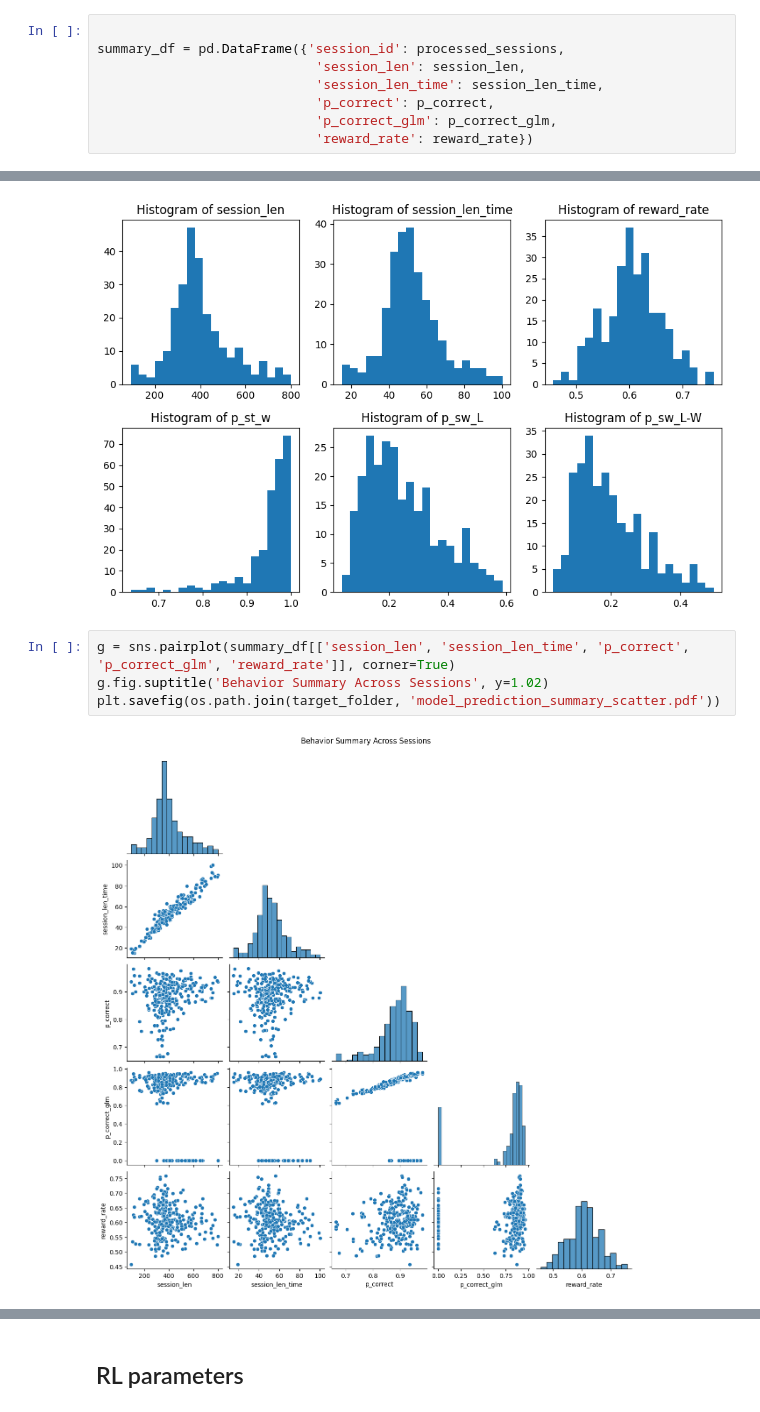
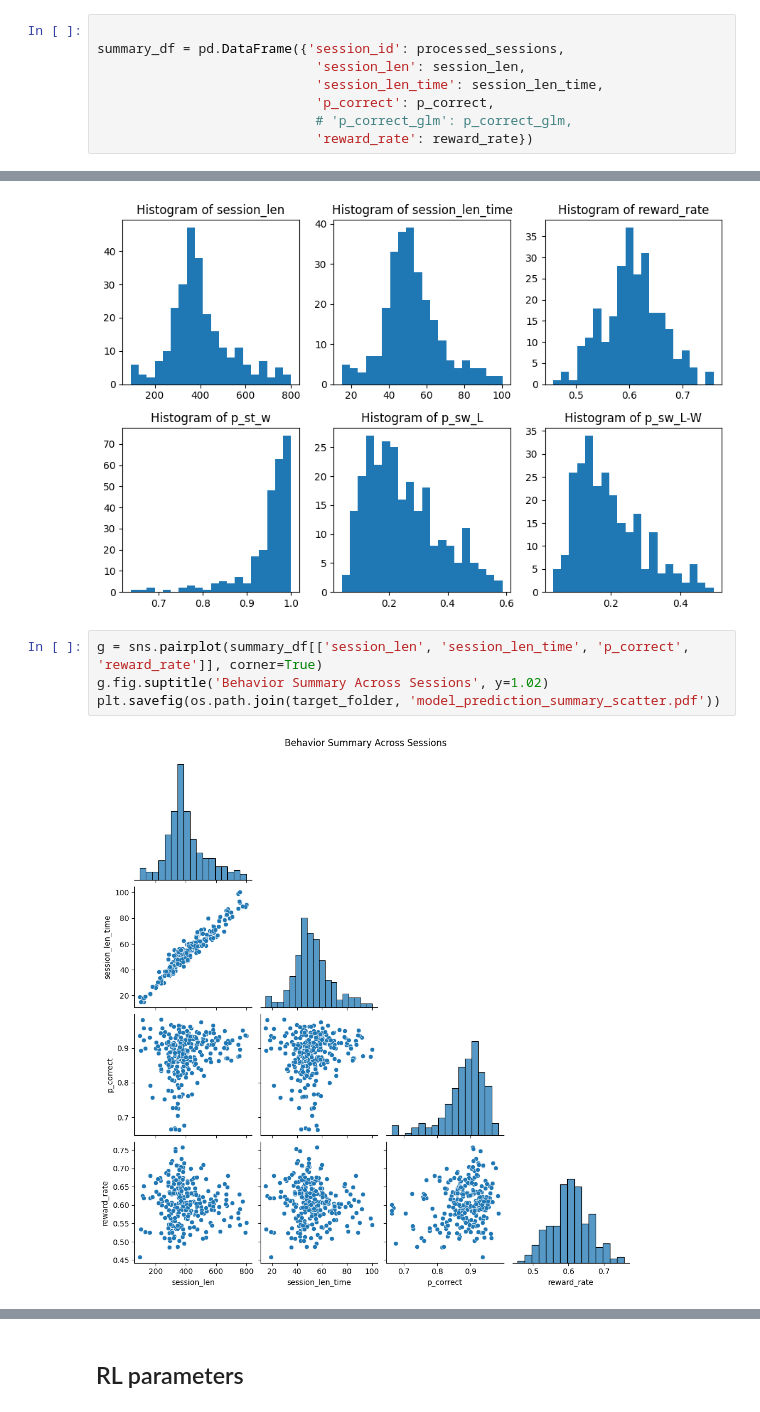
Before and after one commit to AllenNeuralDynamics/aind-beh-ephys-analysis, a Jupyter notebook: code/beh_ephys_analysis/session_combine/manuscript_figures/F_behavior_w_FP.ipynb, the cells around one changed output, grey strips where cells are left out. Drawn from its saved outputs; the diff is of its cells as text.

```diff
--- a/code/beh_ephys_analysis/session_combine/manuscript_figures/F_behavior_w_FP.ipynb
+++ b/code/beh_ephys_analysis/session_combine/manuscript_figures/F_behavior_w_FP.ipynb
@@ -648,7 +658,7 @@ summary_df = pd.DataFrame({'session_id': processed_sessions,
                             'session_len': session_len,
                             'session_len_time': session_len_time,
                             'p_correct': p_correct,
-                            'p_correct_glm': p_correct_glm,
+                            # 'p_correct_glm': p_correct_glm,
                             'reward_rate': reward_rate})
 # %%
 # histogram of all summary stats
@@ -667,8 +677,8 @@ save_panel_csv(columns_to_df(**{_c: summary_df[_c].dropna().values for _c in foc
 ['/root/capsule/scratch/results/manuscript/figures/F_beh/FigureS12a_behavior_summary_stats_histogram.csv']
 [figure]
 # %%
-g = sns.pairplot(summary_df[['session_len', 'session_len_time', 'p_correct', 'p_correct_glm', 'reward_rate']], corner=True)
+g = sns.pairplot(summary_df[['session_len', 'session_len_time', 'p_correct', 'reward_rate']], corner=True)
 g.fig.suptitle('Behavior Summary Across Sessions', y=1.02)
 plt.savefig(os.path.join(target_folder, 'model_prediction_summary_scatter.pdf'))
 # %% [output]
-[figure, old version]
+[figure, new version]
```
Also changed, not shown: parts of 13 cells of this notebook, 27 other files.
